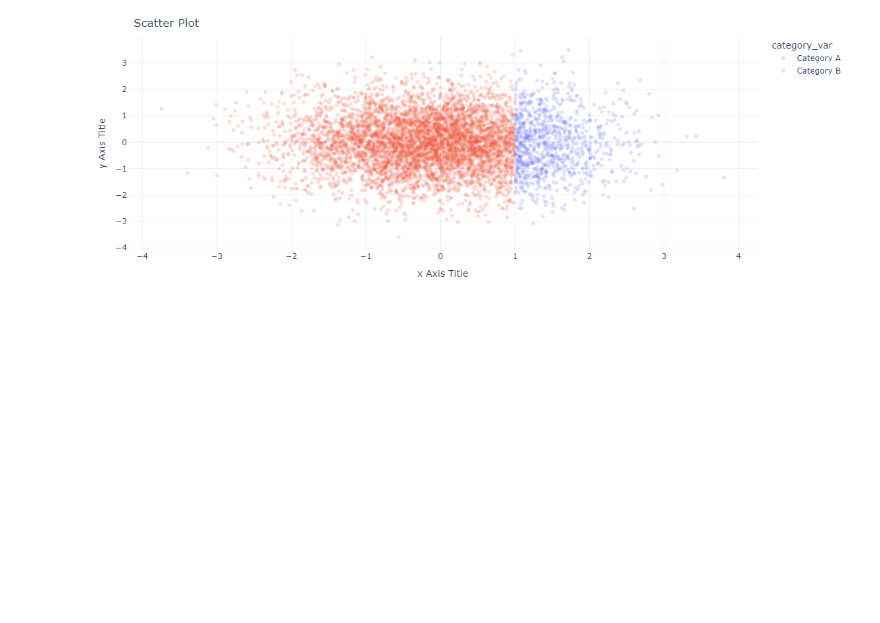
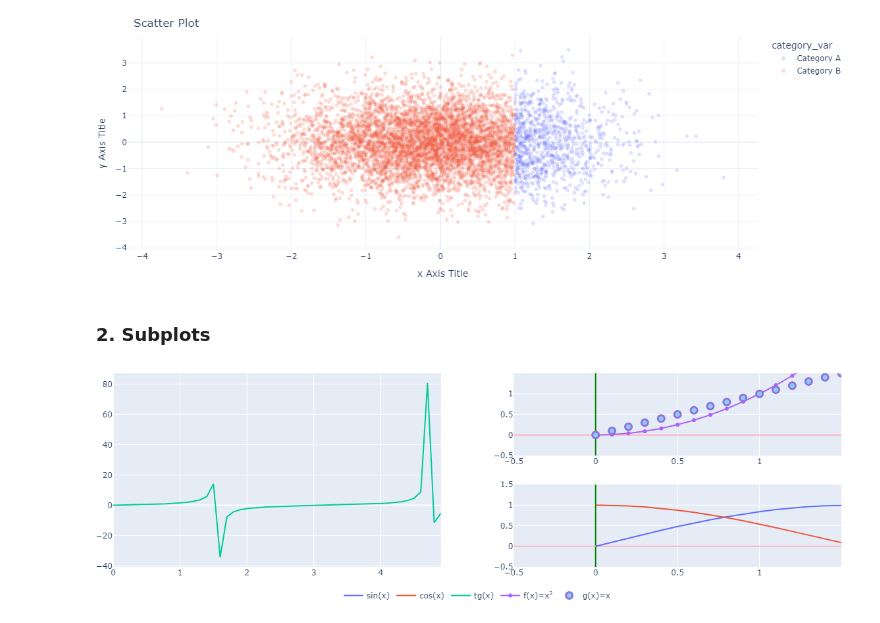
Before and after one commit to sotula/visualization, a Jupyter notebook: plotly.ipynb, the cells around one changed output. Cells and saved outputs as stored; diff of their text form; code cells hidden in the pictures; blank space fills up the shorter version.

Commit message:
add subplots

```diff
--- a/plotly.ipynb
+++ b/plotly.ipynb
@@ -72,3 +72,28 @@ fig.update_layout(title="Scatter Plot",
 fig.show()
 # %% [output]
 [figure]
+# %% [markdown]
+### 2. Subplots
+# %%
+fig = make_subplots(rows=2, cols=2,
+                    specs=[[{"rowspan": 2}, {}], [None, {}]])
+
+
+fig.update_yaxes(range=[-0.5, 1.5], zeroline=True, zerolinewidth=2, zerolinecolor='LightPink', col=2)
+fig.update_xaxes(range=[-0.5, 1.5], zeroline=True, zerolinewidth=2, zerolinecolor='#008000', col=2)
+
+fig.add_trace(go.Scatter(x=x, y=np.sin(x),  name='sin(x)'), 2, 2)
+fig.add_trace(go.Scatter(x=x, y=np.cos(x),  name='cos(x)'), 2, 2)
+fig.add_trace(go.Scatter(x=x, y=np.tan(x),  name='tg(x)'), 1, 1)
+
+fig.add_trace(go.Scatter(x=x, y=square(x), mode='lines+markers',  name='f(x)=x<sup>2</sup>'), 1, 2)
+fig.add_trace(go.Scatter(x=x, y=x, mode='markers',name='g(x)=x',
+                         marker=dict(color='LightSkyBlue', size=10, line=dict(color='MediumPurple', width=3))), 1, 2)
+fig.update_layout(legend_orientation="h",
+                  legend=dict(x=.5, xanchor="center"),
+                  hovermode="x",
+                  margin=dict(l=0, r=0, t=0, b=0))
+fig.update_traces(hoverinfo="all", hovertemplate="Value: %{x}<br>Function: %{y}")
+fig.show()
+# %% [output]
+[figure, added]
```
